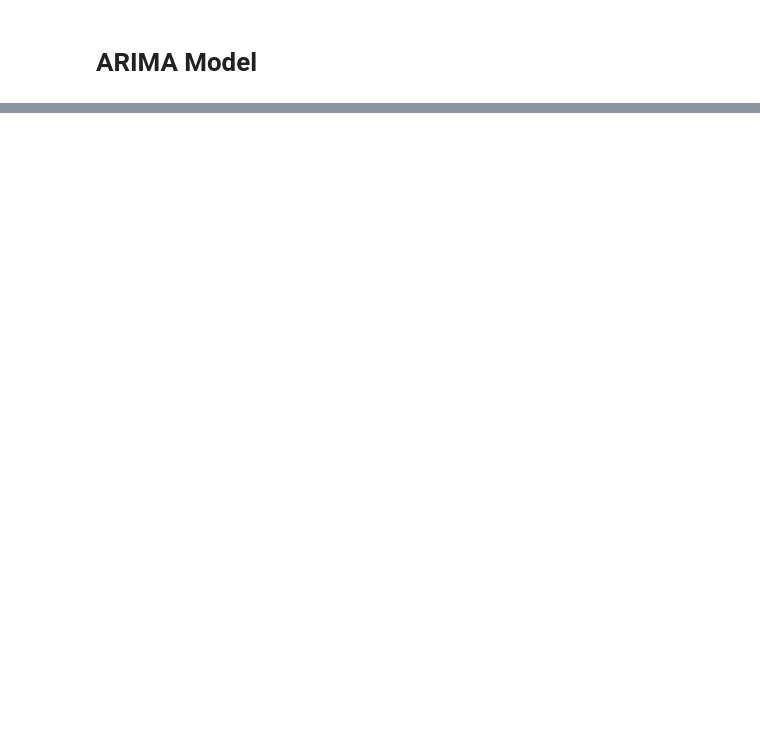
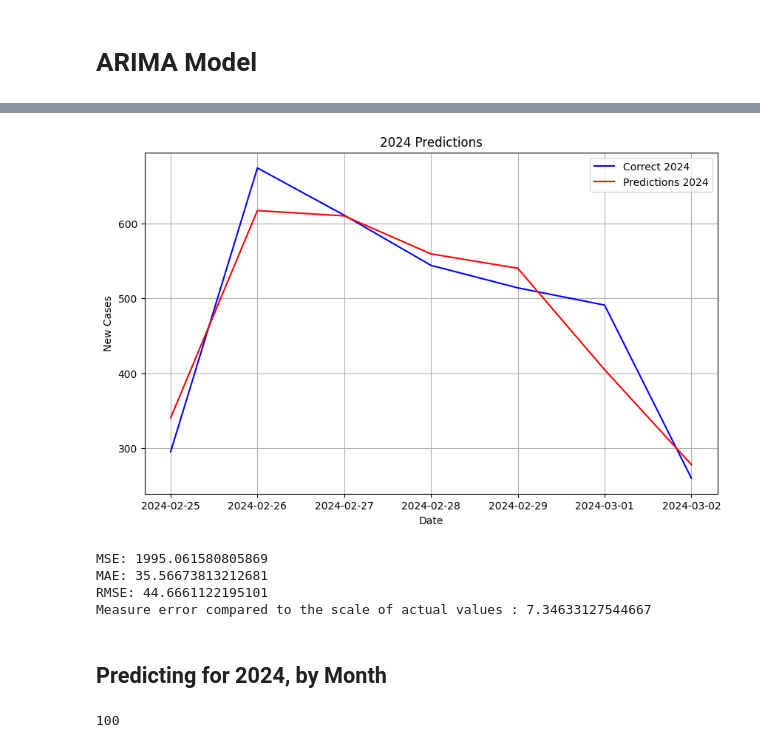
Before and after one commit to janiceyohana/sds-term6-cpf, a Jupyter notebook: New_Cases_Prediction.ipynb, the cells around one changed output, grey strips where cells are left out. Cells and saved outputs as stored; diff of their text form; code cells hidden in the pictures; blank space fills up the shorter version.

```diff
--- a/New_Cases_Prediction.ipynb
+++ b/New_Cases_Prediction.ipynb
@@ -77,0 +98,3 @@ plt.show()
+# %%
+last_2_months = df_combined[-90:-30]
+print(len(last_2_months))
@@ -77,0 +135,53 @@ plt.show()
+# %%
+# Assuming your original data is in a pandas Series or DataFrame format
+# and the index is a datetime index
+# Create a time index for the 2024 period
+start_date_2024 = pd.Timestamp('2024-02-25')
+end_date_2024 = start_date_2024 + datetime.timedelta(days=6)
+time_index_2024 = pd.date_range(start=start_date_2024, end=end_date_2024, freq='D')
+
+filtered_values = df_combined.loc[str(start_date_2024.date()):str(end_date_2024.date()), 'New Cases']
+
+day2 = pd.Timestamp('2024-02-26')
+day6 = pd.Timestamp('2024-03-01')
+day2to6 = df_combined.loc[str(day2.date()):str(day6.date()), 'Closed']
+
+# # Plotting
+plt.figure(figsize=(10, 6))
+
+plt.plot(time_index_2024, filtered_values, label='Correct 2024', color='blue')
+
+# Plot predicted values for 2024
+plt.plot(time_index_2024, predictions_2024, label='Predictions 2024', color='red')
+
+plt.title('2024 Predictions')
+plt.xlabel('Date')
+plt.ylabel('New Cases')
+plt.legend()
+plt.grid(True)
+plt.show()
+
+# report performance
+mse = mean_squared_error(filtered_values, predictions_2024)
+print('MSE: '+str(mse))
+mae = mean_absolute_error(filtered_values, predictions_2024)
+print('MAE: '+str(mae))
+rmse = math.sqrt(mean_squared_error(filtered_values, predictions_2024))
+print('RMSE: '+str(rmse))
+
+mean_actual_values = filtered_values.mean()
+error_percentage = (mae / mean_actual_values) * 100
+print("Measure error compared to the scale of actual values :", error_percentage)
+# %% [output]
+[figure, added]
+MSE: 1995.061580805869
+MAE: 35.56673813212681
+RMSE: 44.6661122195101
+Measure error compared to the scale of actual values : 7.34633127544667
+# %% [markdown]
+## Predicting for 2024, by Month
+# %%
+last_100_days = df_combined[-130:-30]
+print(len(last_100_days))
+# %% [output]
+100
```
Also changed, not shown: parts of 19 cells of this notebook, 1 other file.
